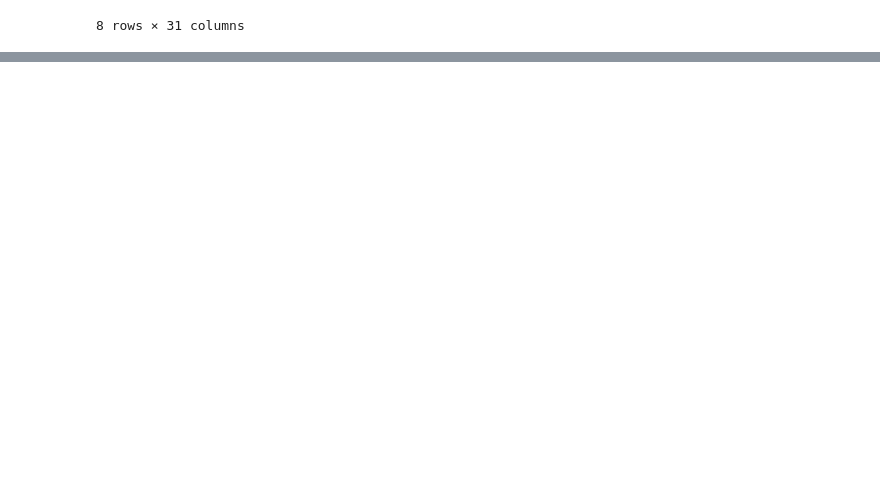
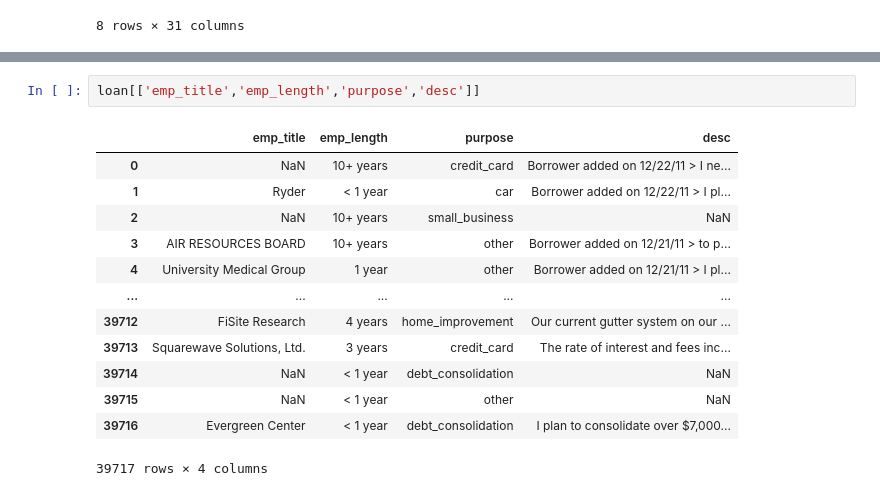
Before and after one commit to bakhortech/LendingClubCaseStudy, a Jupyter notebook: lending_club_eda.ipynb, the cells around one changed output, grey strips where cells are left out. Cells and saved outputs as stored; diff of their text form; blank space fills up the shorter version.

```diff
--- a/lending_club_eda.ipynb
+++ b/lending_club_eda.ipynb
@@ -151,0 +198,16 @@ print(str(size/(1024*1024))+" mega bytes")
+# %%
+loan[['emp_title','emp_length','purpose','desc']]
+# %% [output]
+|  | emp_title | emp_length | purpose | desc |
+| 0 | NaN | 10+ years | credit_card | Borrower added on 12/22/11 > I ne... |
+| 1 | Ryder | < 1 year | car | Borrower added on 12/22/11 > I pl... |
+| 2 | NaN | 10+ years | small_business | NaN |
+| 3 | AIR RESOURCES BOARD | 10+ years | other | Borrower added on 12/21/11 > to p... |
+| 4 | University Medical Group | 1 year | other | Borrower added on 12/21/11 > I pl... |
+| ... | ... | ... | ... | ... |
+| 39712 | FiSite Research | 4 years | home_improvement | Our current gutter system on our ... |
+| 39713 | Squarewave Solutions, Ltd. | 3 years | credit_card | The rate of interest and fees inc... |
+| 39714 | NaN | < 1 year | debt_consolidation | NaN |
+| 39715 | NaN | < 1 year | other | NaN |
+| 39716 | Evergreen Center | < 1 year | debt_consolidation | I plan to consolidate over $7,000... |
+39717 rows × 4 columns
```
Also changed, not shown: parts of 11 cells of this notebook, 1 other file.
